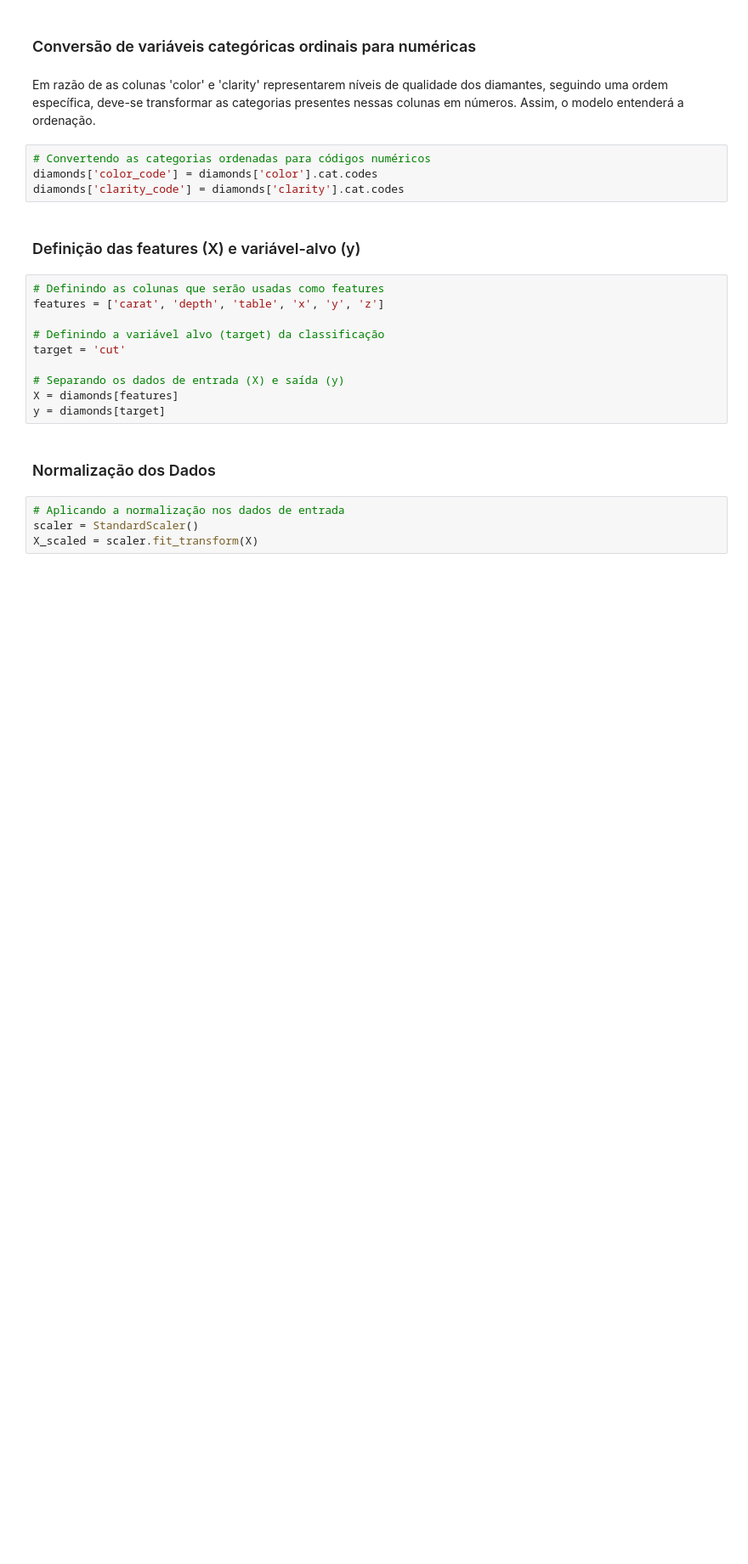
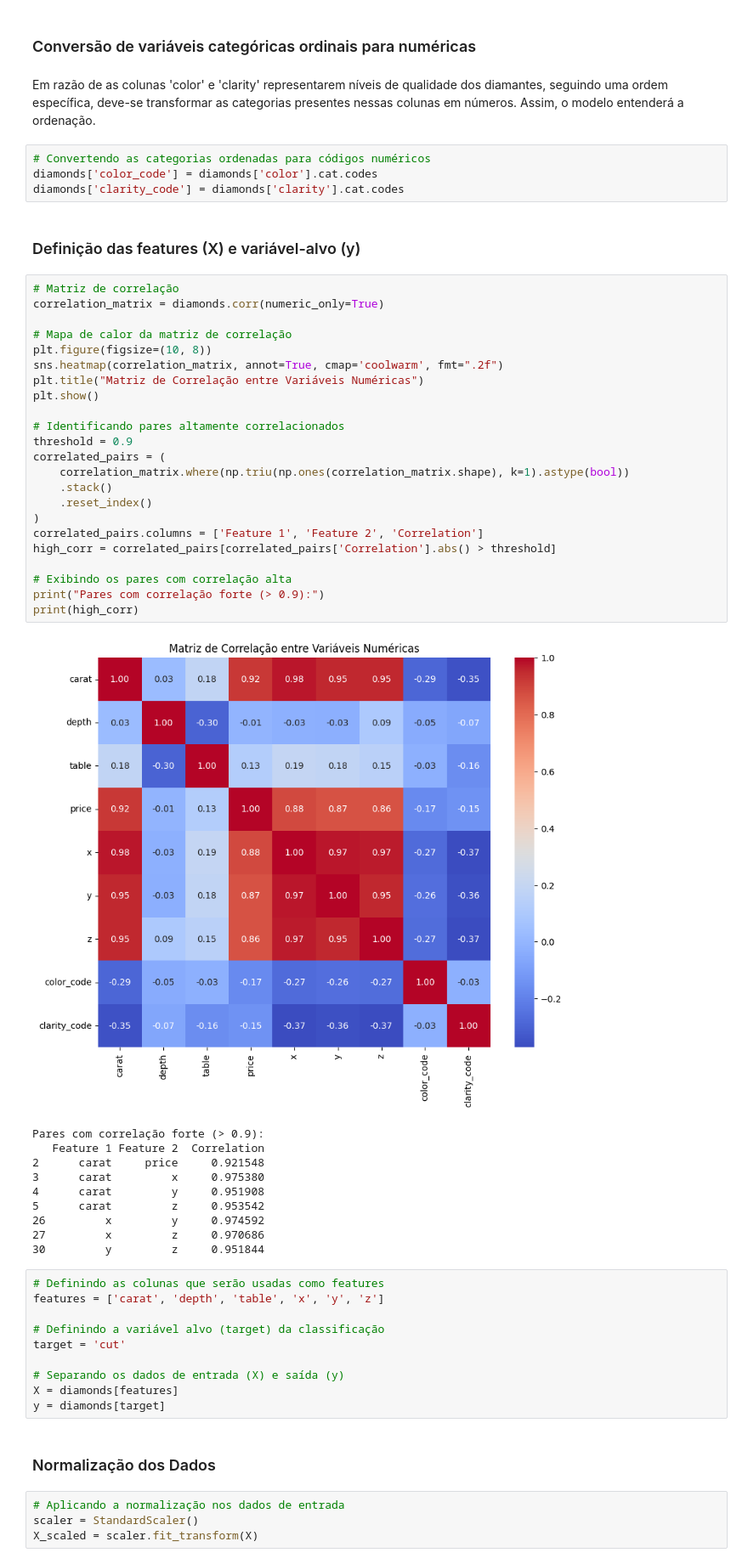
Before and after one commit to hgOliveira-Santos/knn-diamonds-classifier, a Jupyter notebook: knn_diamond_classifier.ipynb, the cells around one changed output. Shown: that part at 85% size. Drawn from its saved outputs; the diff is of its cells as text; blank space fills up the shorter version.

Commit message:
Feat: Adicionada sessão de Testes de Correlação

```diff
--- a/knn_diamond_classifier.ipynb
+++ b/knn_diamond_classifier.ipynb
@@ -171,6 +166,40 @@ diamonds['color_code'] = diamonds['color'].cat.codes
 diamonds['clarity_code'] = diamonds['clarity'].cat.codes
 # %% [markdown]
 ### Definição das features (X) e variável-alvo (y)
+# %%
+# Matriz de correlação
+correlation_matrix = diamonds.corr(numeric_only=True)
+
+# Mapa de calor da matriz de correlação
+plt.figure(figsize=(10, 8))
+sns.heatmap(correlation_matrix, annot=True, cmap='coolwarm', fmt=".2f")
+plt.title("Matriz de Correlação entre Variáveis Numéricas")
+plt.show()
+
+# Identificando pares altamente correlacionados
+threshold = 0.9
+correlated_pairs = (
+    correlation_matrix.where(np.triu(np.ones(correlation_matrix.shape), k=1).astype(bool))
+    .stack()
+    .reset_index()
+)
+correlated_pairs.columns = ['Feature 1', 'Feature 2', 'Correlation']
+high_corr = correlated_pairs[correlated_pairs['Correlation'].abs() > threshold]
+
+# Exibindo os pares com correlação alta
+print("Pares com correlação forte (> 0.9):")
+print(high_corr)
+# %% [output]
+[figure, added]
+Pares com correlação forte (> 0.9):
+   Feature 1 Feature 2  Correlation
+2      carat     price     0.921548
+3      carat         x     0.975380
+4      carat         y     0.951908
+5      carat         z     0.953542
+26         x         y     0.974592
+27         x         z     0.970686
+30         y         z     0.951844
 # %%
 # Definindo as colunas que serão usadas como features
 features = ['carat', 'depth', 'table', 'x', 'y', 'z']
```
Also changed, not shown: parts of 5 cells of this notebook.
